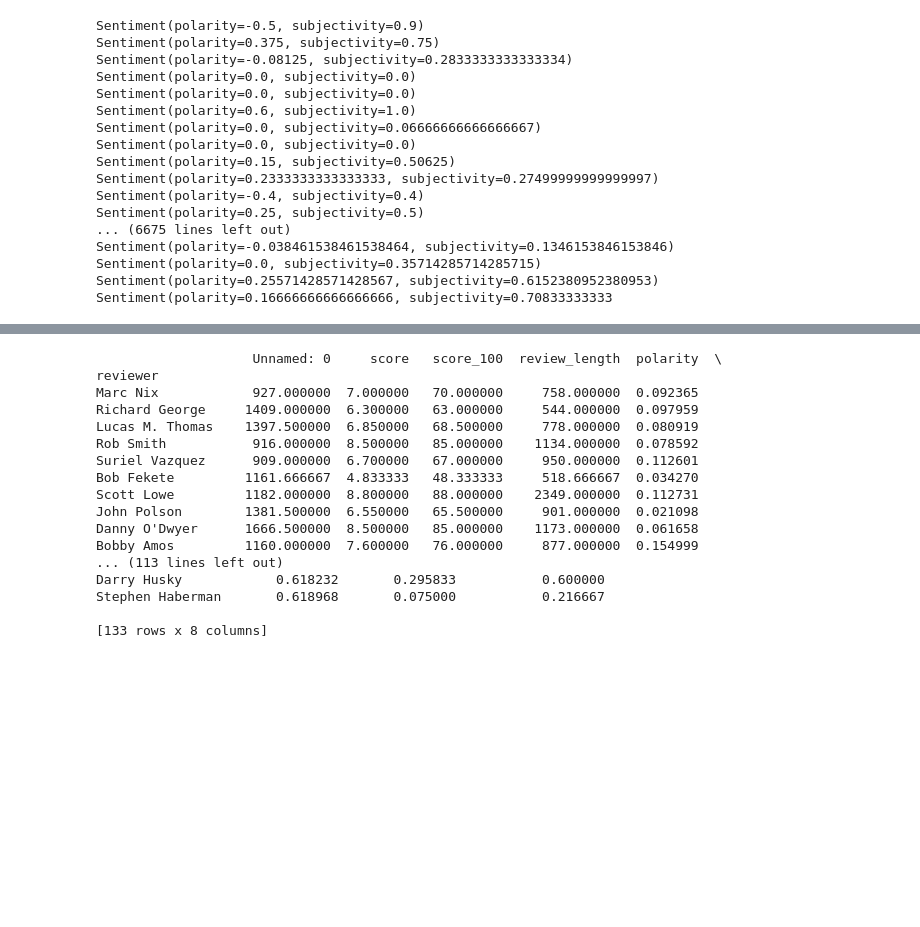
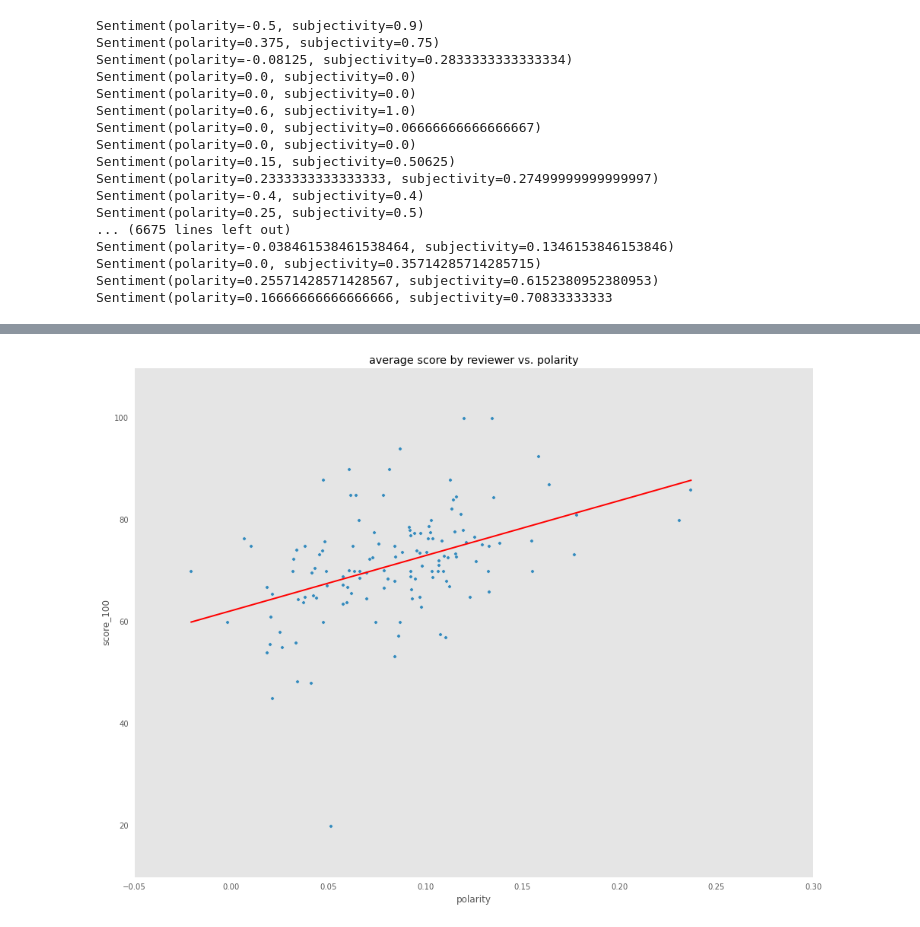
Before and after one commit to wotashu/gamers, a Jupyter notebook: sentiment_analysis.ipynb, the cells around one changed output, grey strips where cells are left out. Saved outputs shown, nothing was run; the diff lists cells and outputs as text; code cells hidden in the pictures; blank space fills up the shorter version.

```diff
--- a/sentiment_analysis.ipynb
+++ b/sentiment_analysis.ipynb
@@ -159,20 +104,18 @@ df3 = rpa.groupby('reviewer').mean()
-# %%
-print df3.sort('subjectivity')
-# %% [output]
-                    Unnamed: 0     score   score_100  review_length  polarity  \
-reviewer
-Marc Nix            927.000000  7.000000   70.000000     758.000000  0.092365
-Richard George     1409.000000  6.300000   63.000000     544.000000  0.097959
-Lucas M. Thomas    1397.500000  6.850000   68.500000     778.000000  0.080919
-Rob Smith           916.000000  8.500000   85.000000    1134.000000  0.078592
-Suriel Vazquez      909.000000  6.700000   67.000000     950.000000  0.112601
-Bob Fekete         1161.666667  4.833333   48.333333     518.666667  0.034270
-Scott Lowe         1182.000000  8.800000   88.000000    2349.000000  0.112731
-John Polson        1381.500000  6.550000   65.500000     901.000000  0.021098
-Danny O'Dwyer      1666.500000  8.500000   85.000000    1173.000000  0.061658
-Bobby Amos         1160.000000  7.600000   76.000000     877.000000  0.154999
-... (113 lines left out)
-Darry Husky            0.618232       0.295833           0.600000
-Stephen Haberman       0.618968       0.075000           0.216667
-
-[133 rows x 8 columns]
+# %%
+# create a linear model on the full data
+lm = smf.ols(formula='score_100 ~ polarity', data=rev_pol).fit()
+lm.params
+
+# plot prediction of score_100 based on polarity
+fig = plt.figure(figsize=(16,12))
+ax = fig.add_subplot(111)
+rev_pol.plot('polarity', 'score_100', kind='scatter',ax=ax, title="average score by reviewer vs. polarity")
+X_new = pd.DataFrame({'polarity': [rev_pol.polarity.min(), rev_pol.polarity.max()]})
+preds = lm.predict(X_new)
+plt.plot(X_new, preds, c='r', linewidth=2)
+ax.yaxis.set_ticks_position('none')
+ax.xaxis.set_ticks_position('none')
+#ax.grid(False)
+plt.grid(False)
+# %% [output]
+[figure, added]
```
Also changed, not shown: parts of 30 cells of this notebook, 5 other files.
